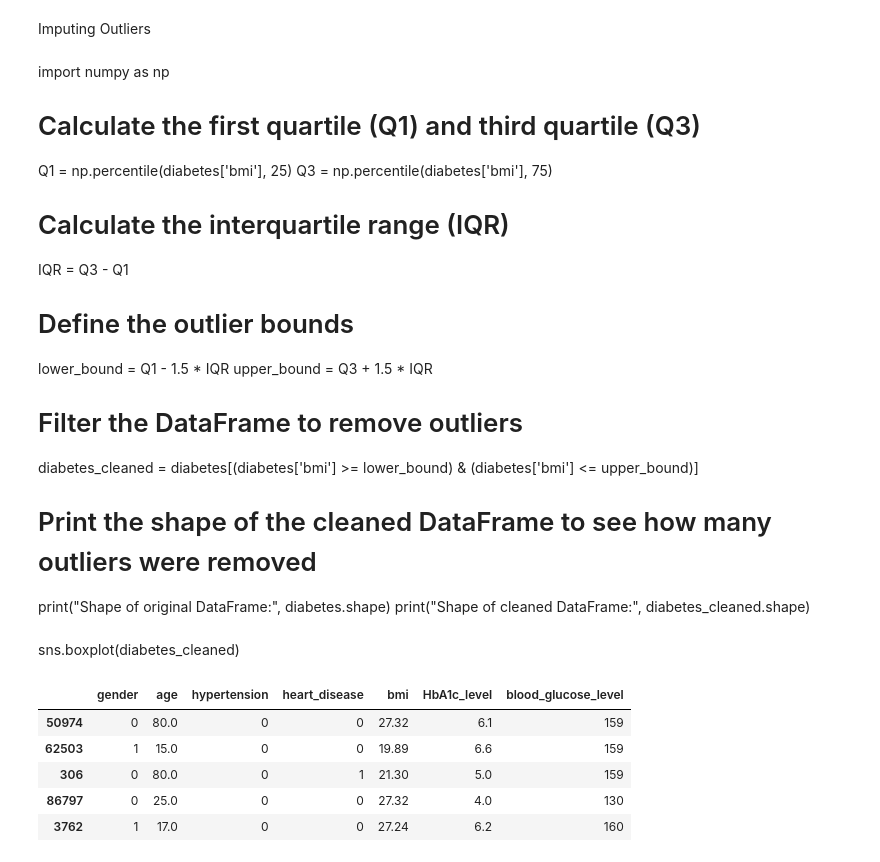
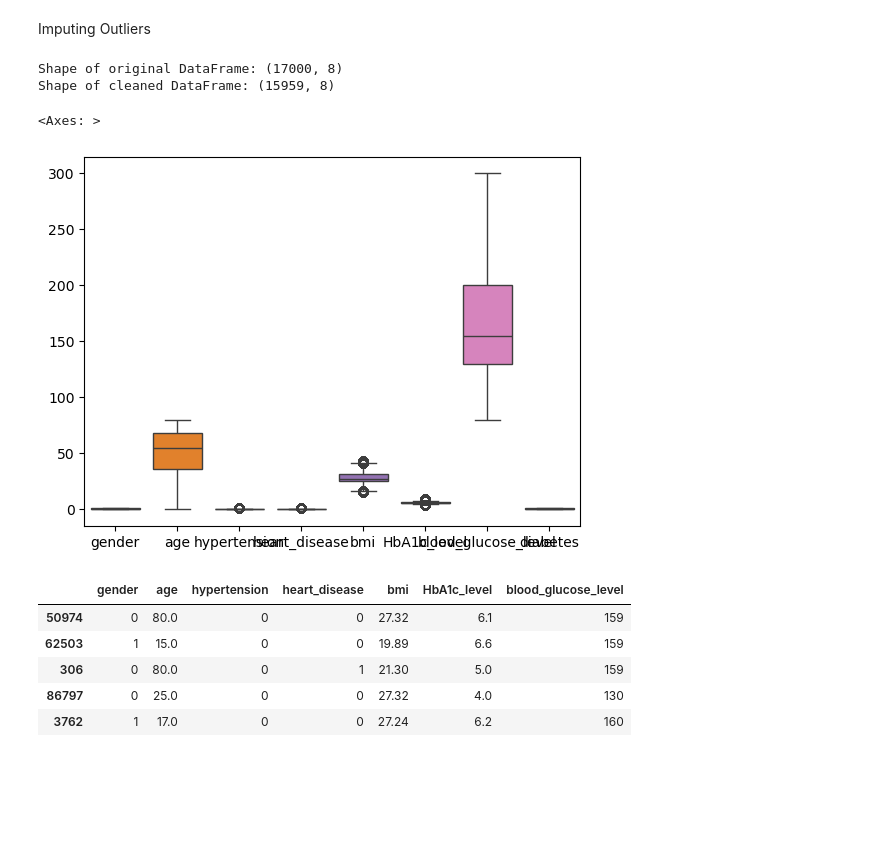
Before and after one commit to omid9270/omid-haghayegh, a Jupyter notebook: project.ipynb, the cells around one changed output. Drawn from its saved outputs; the diff is of its cells as text; code cells hidden in the pictures; blank space fills up the shorter version.

```diff
--- a/project.ipynb
+++ b/project.ipynb
@@ -160,26 +162,32 @@ dtypes: float64(3), int32(1), int64(4)
 memory usage: 1.1 MB
 # %% [markdown]
 Imputing Outliers
-# %% [markdown]
-import numpy as np
-
-# Calculate the first quartile (Q1) and third quartile (Q3)
-Q1 = np.percentile(diabetes['bmi'], 25)
-Q3 = np.percentile(diabetes['bmi'], 75)
-
-# Calculate the interquartile range (IQR)
-IQR = Q3 - Q1
-
-# Define the outlier bounds
-lower_bound = Q1 - 1.5 * IQR
-upper_bound = Q3 + 1.5 * IQR
-
-# Filter the DataFrame to remove outliers
-diabetes_cleaned = diabetes[(diabetes['bmi'] >= lower_bound) & (diabetes['bmi'] <= upper_bound)]
-
-# Print the shape of the cleaned DataFrame to see how many outliers were removed
-print("Shape of original DataFrame:", diabetes.shape)
-print("Shape of cleaned DataFrame:", diabetes_cleaned.shape)
-# %% [markdown]
-sns.boxplot(diabetes_cleaned)
+# %%
+import numpy as np
+
+# Calculate the first quartile (Q1) and third quartile (Q3)
+Q1 = np.percentile(diabetes['bmi'], 25)
+Q3 = np.percentile(diabetes['bmi'], 75)
+
+# Calculate the interquartile range (IQR)
+IQR = Q3 - Q1
+
+# Define the outlier bounds
+lower_bound = Q1 - 1.5 * IQR
+upper_bound = Q3 + 1.5 * IQR
+
+# Filter the DataFrame to remove outliers
+diabetes_cleaned = diabetes[(diabetes['bmi'] >= lower_bound) & (diabetes['bmi'] <= upper_bound)]
+load_diabetes=diabetes_cleaned.copy()
+# Print the shape of the cleaned DataFrame to see how many outliers were removed
+print("Shape of original DataFrame:", diabetes.shape)
+print("Shape of cleaned DataFrame:", diabetes_cleaned.shape)
+# %% [output]
+Shape of original DataFrame: (17000, 8)
+Shape of cleaned DataFrame: (15959, 8)
+# %%
+sns.boxplot(diabetes_cleaned)
+# %% [output]
+<Axes: >
+[figure, added]
 # %%
```
Also changed, not shown: parts of 10 cells of this notebook, 10 other files.
